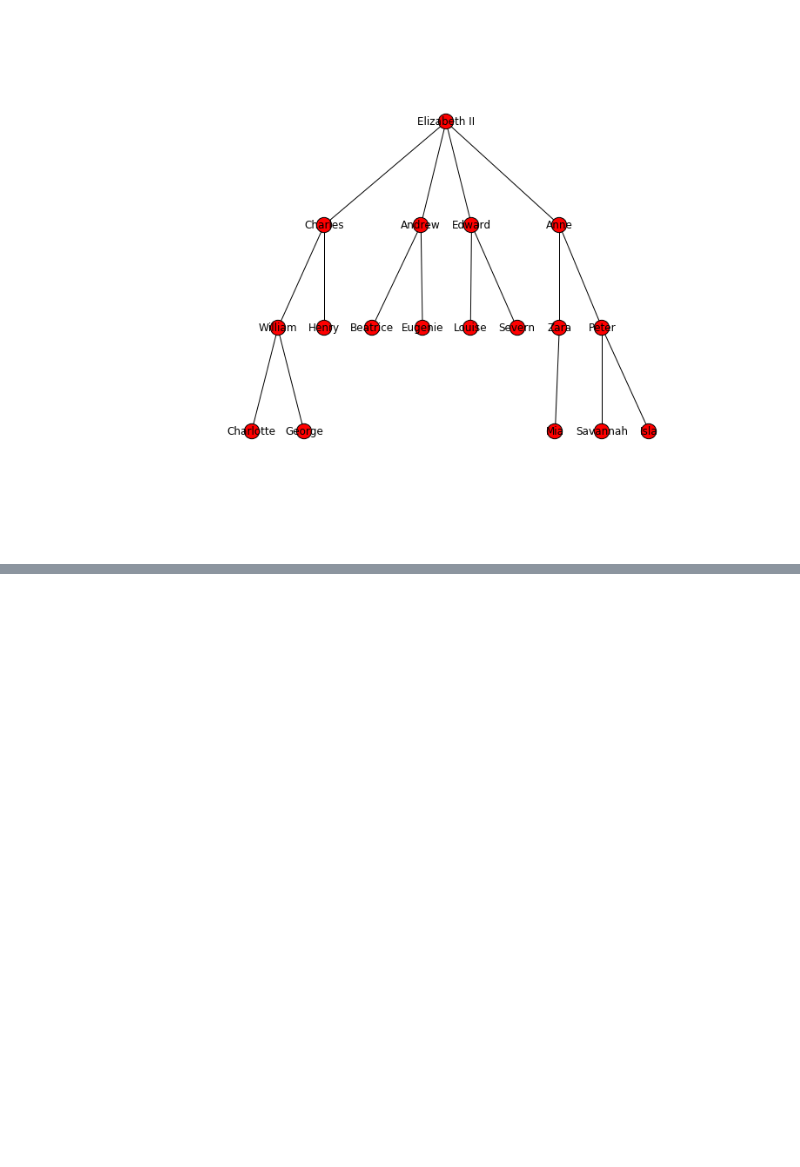
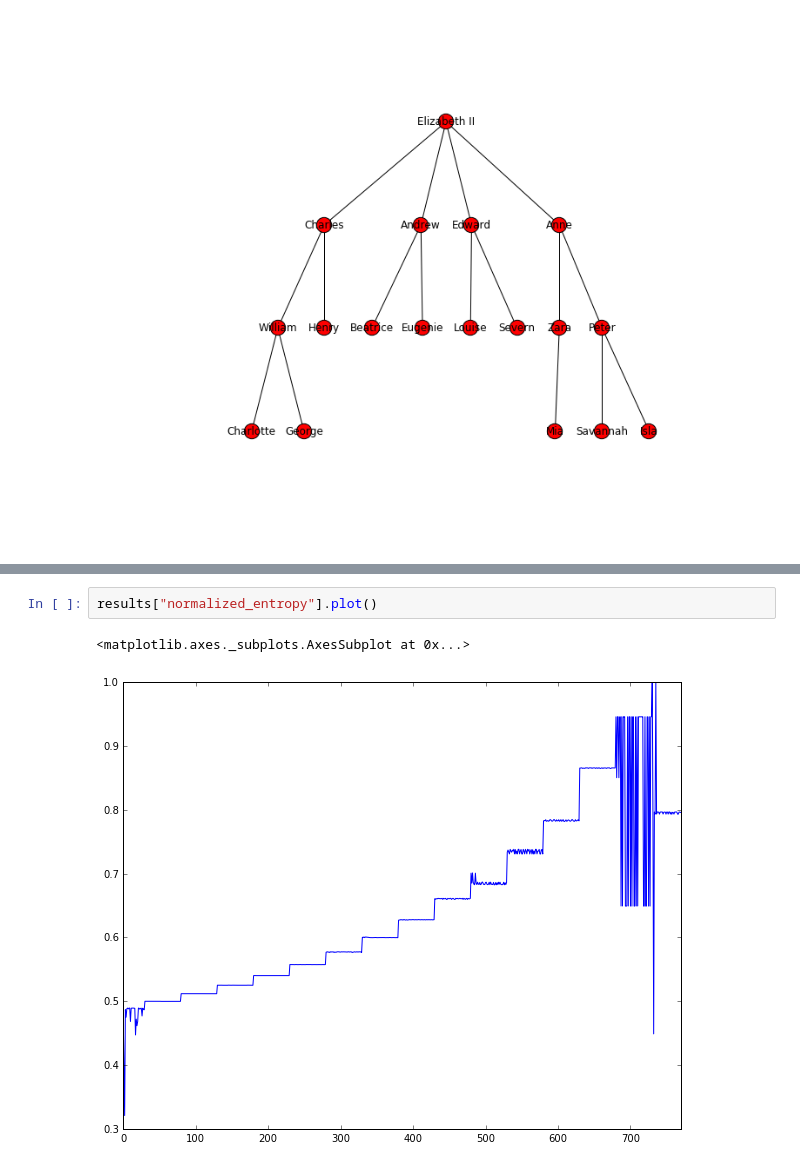
Before and after one commit to arnoblalam/new_graph, a Jupyter notebook: Demo notebook.ipynb, the cells around one changed output, grey strips where cells are left out. Cells and saved outputs as stored; diff of their text form; blank space fills up the shorter version.

```diff
--- a/Demo notebook.ipynb
+++ b/Demo notebook.ipynb
@@ -126,0 +81,5 @@ OrderedDict([('Elizabeth II',
+# %%
+results["normalized_entropy"].plot()
+# %% [output]
+<matplotlib.axes._subplots.AxesSubplot at 0x...>
+[figure, added]
```
Also changed, not shown: parts of 8 cells of this notebook, 6 other files.
